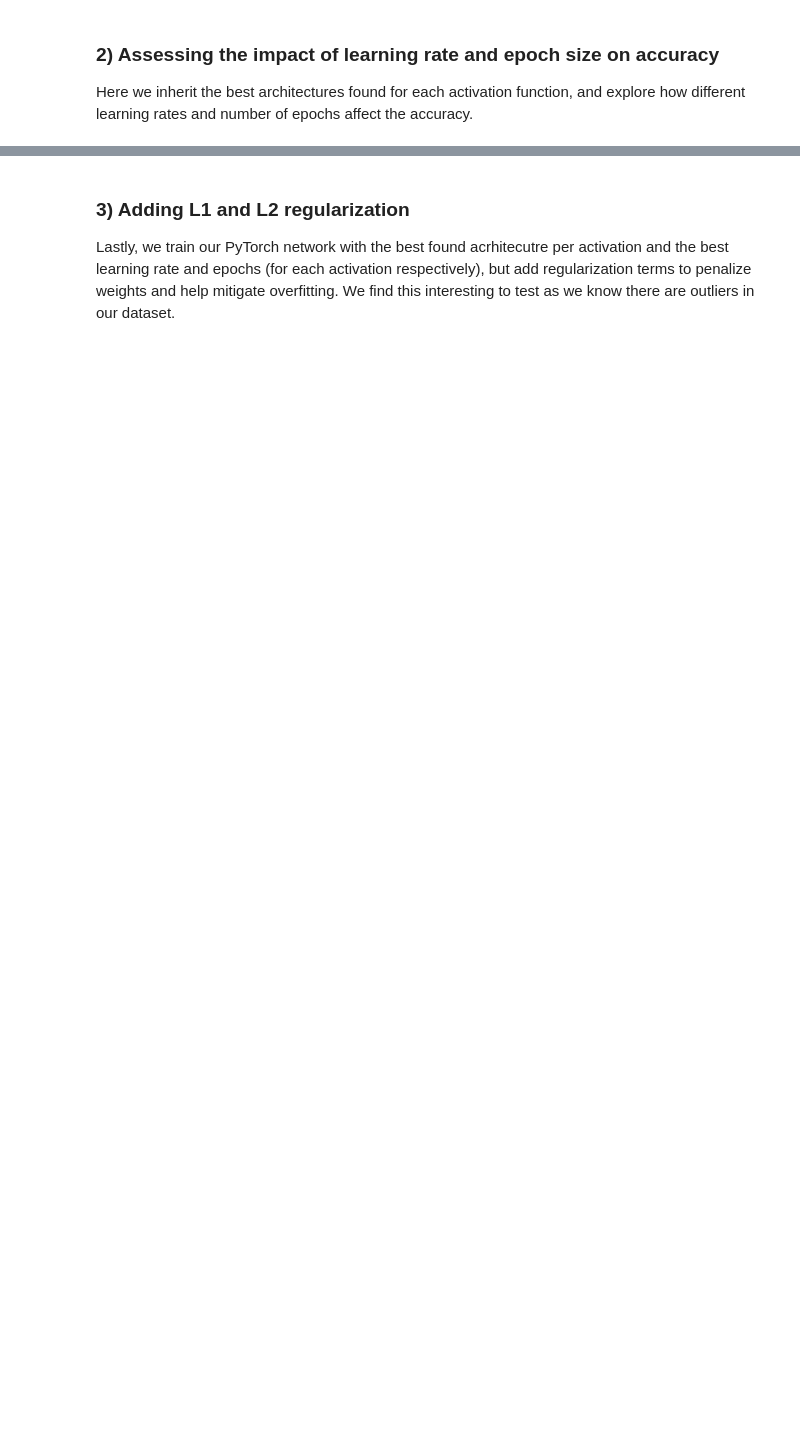
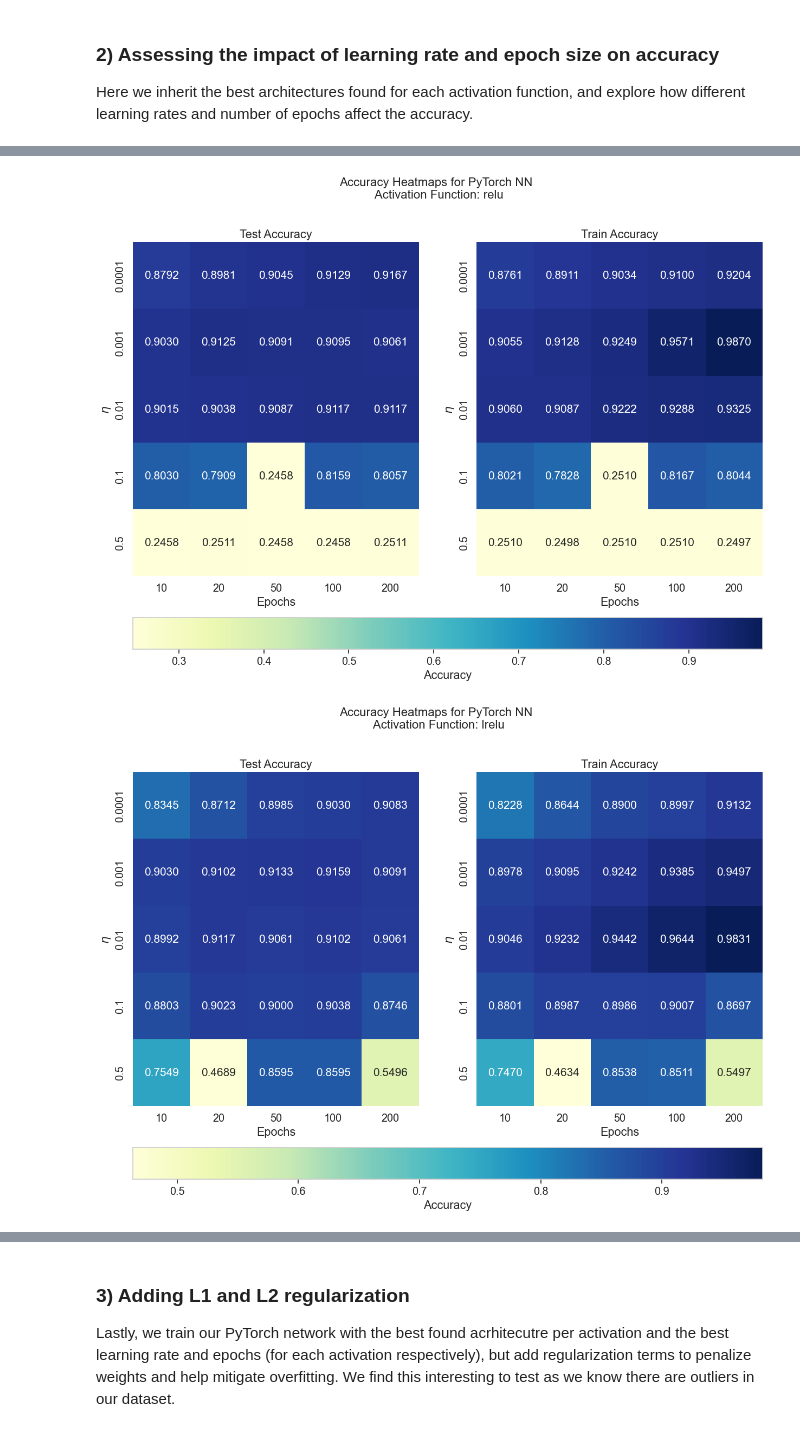
Before and after one commit to kjes4pres/Project_3_FYSSTK, a Jupyter notebook: Code/main/NeuralNetworks.ipynb, the cells around one changed output, grey strips where cells are left out. Cells and saved outputs as stored; diff of their text form; code cells hidden in the pictures; blank space fills up the shorter version.

```diff
--- a/Code/main/NeuralNetworks.ipynb
+++ b/Code/main/NeuralNetworks.ipynb
@@ -196,7 +227,7 @@ best_torch_model_arch
 Here we inherit the best architectures found for each activation function, and explore how different learning rates and number of epochs affect the accuracy.
 # %%
 learning_rates = [0.0001, 0.001, 0.01, 0.1, 0.5]
-epoch_options = [10, 50, 100]
+epoch_options = [10, 20, 50, 100, 200]
 activations = ['relu', 'lrelu', 'sigmoid']
 # %%
 results = []
@@ -230,35 +279,39 @@ for activation in activations:
 # %%
 results_torch_lrs = pd.DataFrame(results)
 # %%
-plt.rcParams.update({"font.size": 11})
+plt.rcParams.update({"font.size": 15})
 
 for activation in activations:
 
-    fig, ax = plt.subplots(1, 2, figsize=(12, 7))
+    fig, ax = plt.subplots(1, 2, figsize=(15, 10))
 
-    fig.suptitle(f'Accuracy Heatmaps for PyTorch NN \n Activation Function: {activation}', y = 1.1, fontsize=16)
+    fig.suptitle(f'Accuracy Heatmaps for PyTorch NN \n Activation Function: {activation}', y = 1.0, fontsize=16)
 
     pivot_table_test = results_torch_lrs[results_torch_lrs['Activation'] == activation].pivot_table(
         index="Learning Rate", columns="Epochs", values="Accuracy_test", aggfunc="mean")
 
     pivot_table_train = results_torch_lrs[results_torch_lrs['Activation'] == activation].pivot_table(
         index="Learning Rate", columns="Epochs", values="Accuracy_train", aggfunc="mean")
 
     # Shared vmin/vmax across both heatmaps
     vmin = min(pivot_table_test.min().min(), pivot_table_train.min().min())
     vmax = max(pivot_table_test.max().max(), pivot_table_train.max().max())
 
     im1 = sns.heatmap(pivot_table_test, annot=True, fmt=".4f", cmap="YlGnBu", ax=ax[0], vmin=vmin, vmax=vmax, cbar=False)
     ax[0].set_title(f'Test Accuracy')
     ax[0].set_xlabel('Epochs')
-    ax[0].set_ylabel('Learning Rate')
+    ax[0].set_ylabel(r'$\eta$')
 
     im2 = sns.heatmap(pivot_table_train, annot=True, fmt=".4f", cmap="YlGnBu", ax=ax[1], vmin=vmin, vmax=vmax, cbar=False)
     ax[1].set_title(f'Train Accuracy')
     ax[1].set_xlabel('Epochs')
-    ax[1].set_ylabel('Learning Rate')
+    ax[1].set_ylabel(r'$\eta$')
 
-    cbar = fig.colorbar(im2.get_children()[0], ax=ax, orientation="horizontal", pad=0.2, fraction=0.1)
+    cbar = fig.colorbar(im2.get_children()[0], ax=ax, orientation="horizontal", pad=0.1, fraction=0.1)
     cbar.set_label('Accuracy')
 
     plt.show()
+    fig.savefig(f'{figpath}/PytorchNN_Accuracy_Heatmap_LR_Epochs_{activation}.pdf', dpi=200, bbox_inches='tight')
+# %% [output]
+[figure, added]
+[figure, added]
```
Also changed, not shown: parts of 44 cells of this notebook.
